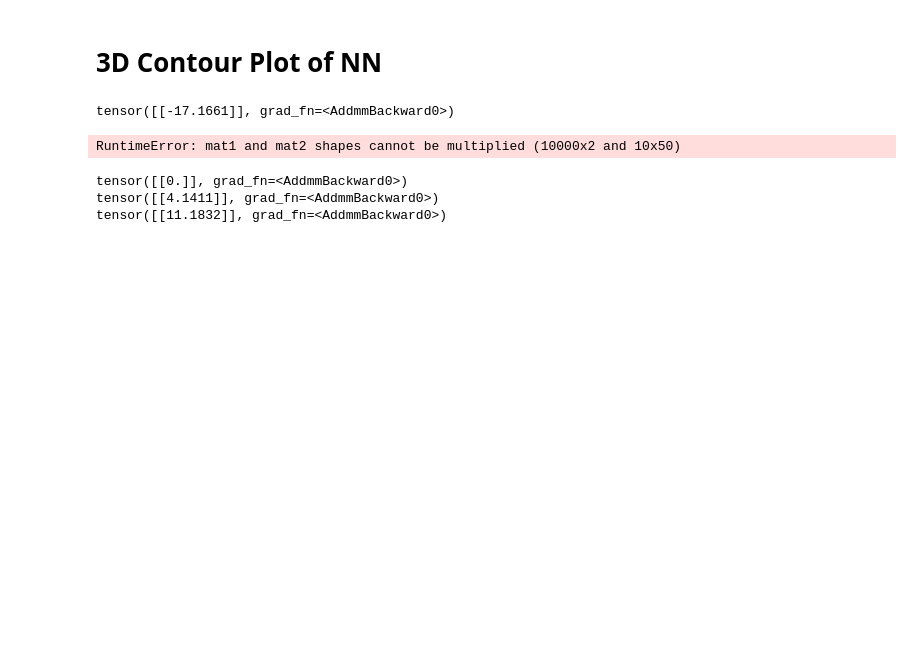
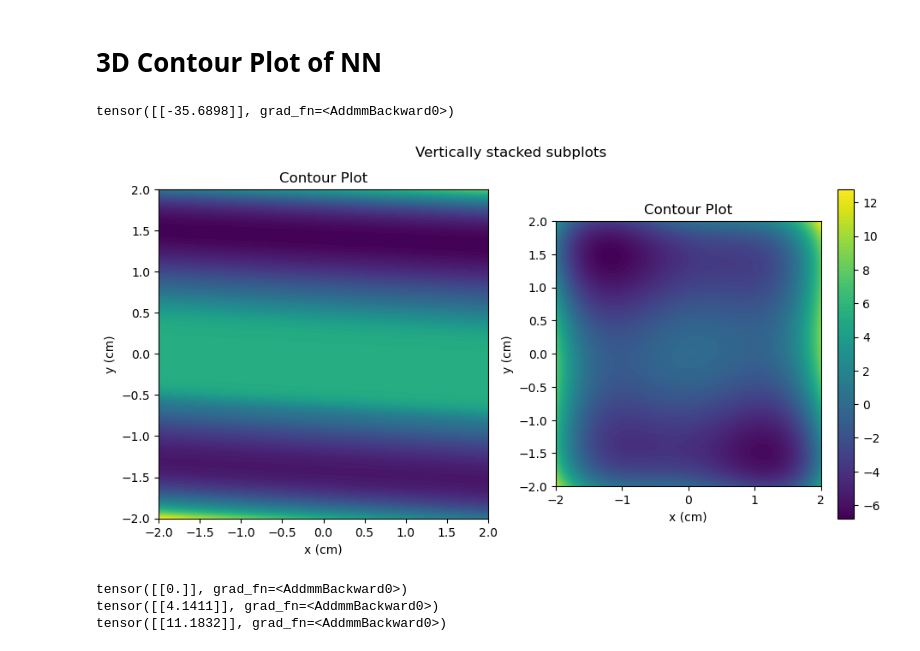
Before and after one commit to jakublala/md-neural-ode, a Jupyter notebook: plotting.ipynb, the cells around one changed output. Drawn from its saved outputs; the diff is of its cells as text; code cells hidden in the pictures; blank space fills up the shorter version.

```diff
--- a/plotting.ipynb
+++ b/plotting.ipynb
@@ -833,7 +833,9 @@ import matplotlib.pyplot as plt
 import matplotlib
 import numpy as np
 
-print(func.net(torch.tensor([[float(0) for i in range(10)]]).to('cpu')))
+func = torch.load('results/wofe_quapp/5_model.pt').to('cpu')
+
+print(func.net(torch.tensor([[float(0) for i in range(2)]]).to('cpu')))
 
 fig, axs = plt.subplots(nrows=1, ncols=2, figsize=(11,5))
 fig.suptitle('Vertically stacked subplots')
@@ -841,7 +843,7 @@ fig.suptitle('Vertically stacked subplots')
 for ax in axs.flat:
     ax.set_aspect('equal')
 
-start, stop, n_values = -5, 5, 100
+start, stop, n_values = -2, 2, 100
 
 x_vals = np.linspace(start, stop, n_values)
 y_vals = np.linspace(start, stop, n_values)
@@ -849,38 +851,38 @@ X, Y = np.meshgrid(x_vals, y_vals)
 
 XY = np.stack([X,Y], axis=2)
 
 XY = XY.reshape(-1, 2)
 
 Z = func.net(torch.Tensor(XY)).detach().cpu().reshape(n_values, n_values).numpy()
 Z -= Z.min()
 
 
 
-axs[0].contourf(X, Y, Z, levels=100, cmap='YlGnBu_r')
+axs[0].contourf(X, Y, Z, levels=100, cmap='viridis')
 
 axs[0].set_title('Contour Plot')
 axs[0].set_xlabel('x (cm)')
 axs[0].set_ylabel('y (cm)')
 
 
 x_vals = np.linspace(start, stop, n_values)
 y_vals = np.linspace(start, stop, n_values)
 X, Y = np.meshgrid(x_vals, y_vals)
 
-Z, _ = Gaussian2D(X, Y)
+Z, _ = Wofe_Quapp(X, Y)
 
-cp = axs[1].contourf(X, Y, Z, levels=100, cmap='YlGnBu_r')
+cp = axs[1].contourf(X, Y, Z, levels=100, cmap='viridis')
 # cb_ax = fig.add_axes([0.83, 0.1, 0.02, 0.8])
 cbar = fig.colorbar(cp)
 
 
 axs[1].set_title('Contour Plot')
 axs[1].set_xlabel('x (cm)')
 axs[1].set_ylabel('y (cm)')
 plt.show()
 # %% [output]
-tensor([[-17.1661]], grad_fn=<AddmmBackward0>)
+tensor([[-35.6898]], grad_fn=<AddmmBackward0>)
-RuntimeError: mat1 and mat2 shapes cannot be multiplied (10000x2 and 10x50)
+[figure, added]
 # %%
 print(func.net(torch.tensor([[0.0,0.0]])))
 print(func.net(torch.tensor([[5.0,0.0]])))
```
Also changed, not shown: parts of 6 cells of this notebook, 13 other files.
